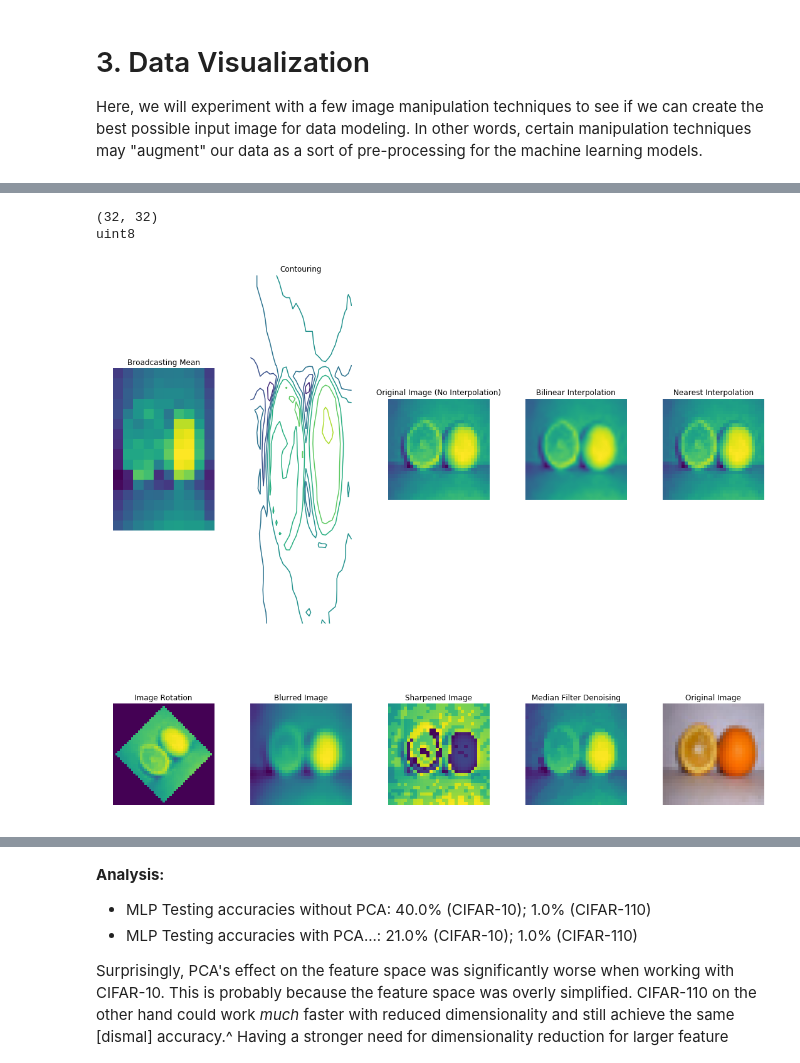
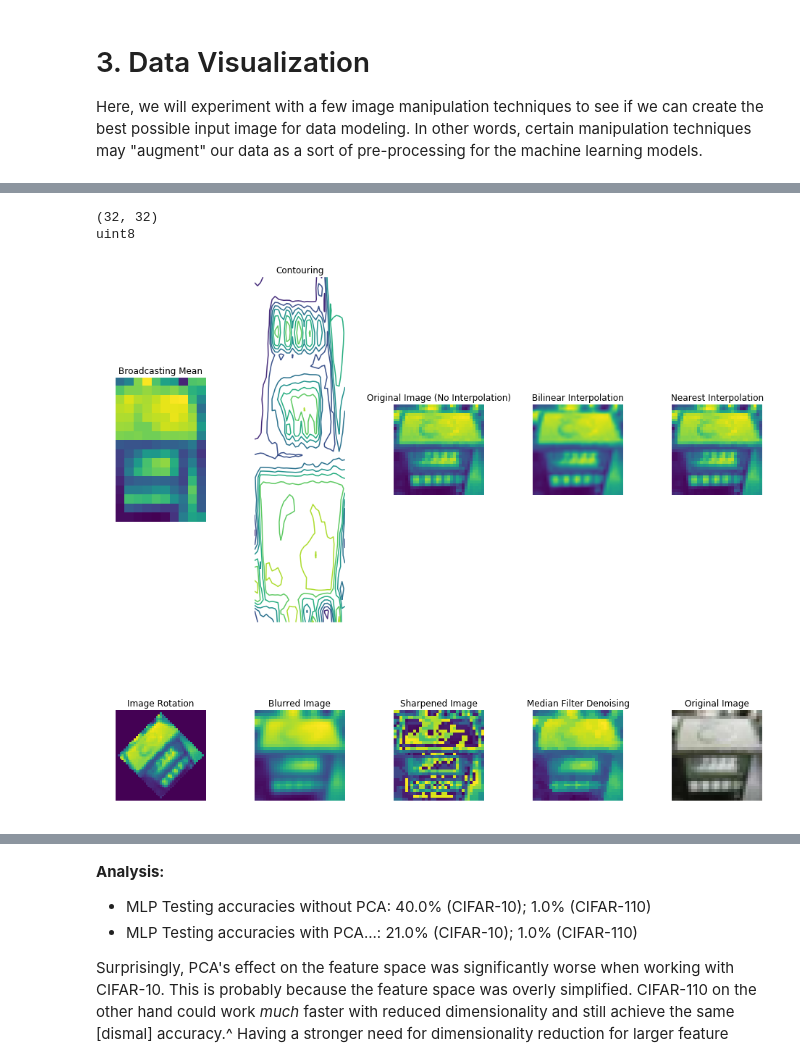
Before and after one commit to jafonte01/CAPSTONE---FINAL, a Jupyter notebook: Final Capstone Project.ipynb, the cells around one changed output, grey strips where cells are left out. Drawn from its saved outputs; the diff is of its cells as text; code cells hidden in the pictures.

```diff
--- a/Final Capstone Project.ipynb
+++ b/Final Capstone Project.ipynb
@@ -626,9 +626,9 @@ from scipy import misc, ndimage
 from scipy.misc import face
 from skimage import filters
 
-plt.figure(figsize=(15,15))
+plt.figure(figsize=(13,13))
 
-sampleimage = df110train['Image Array'][8001] # random example
+sampleimage = df110train['Image Array'][8106] # random example
 sampleimage2d = sampleimage[:,:,0]
 
 
@@ -713,35 +713,35 @@ med_denoised = ndimage.median_filter(noisy, 3)
 plt.imshow(med_denoised)
 plt.title('Median Filter Denoising')
 plt.axis('off')
 
 #------------------------------------------------------------------
 
 plt.subplot(2,5,10)
-sampleimage = df110train['Image Array'][8001]
+sampleimage = df110train['Image Array'][8106]
 plt.imshow(sampleimage)
 plt.title('Original Image')
 plt.axis('off')
 
 #--------------------------------------------------------------
 #plt.subplot(2,5,10)
 #im = np.zeros(sampleimage2d.shape)
 #im[64:-64, 64:-64] = 1
 #sx = ndimage.sobel(sampleimage2d, axis=0, mode='constant')
 #sy = ndimage.sobel(sampleimage2d, axis=1, mode='constant')
 #sob = np.hypot(sx, sy)
 
 #plt.imshow(sob)
 #plt.title('Sobel filter')
 #plt.axis('off')
 
 #------------------------------------------------------------------
 
 plt.tight_layout()
 plt.show()
 # %% [output]
 (32, 32)
 uint8
-[figure, old version]
+[figure, new version]
 # %% [markdown]
 __Analysis:__
 
```
Also changed, not shown: parts of 86 cells of this notebook, 1 other file.
